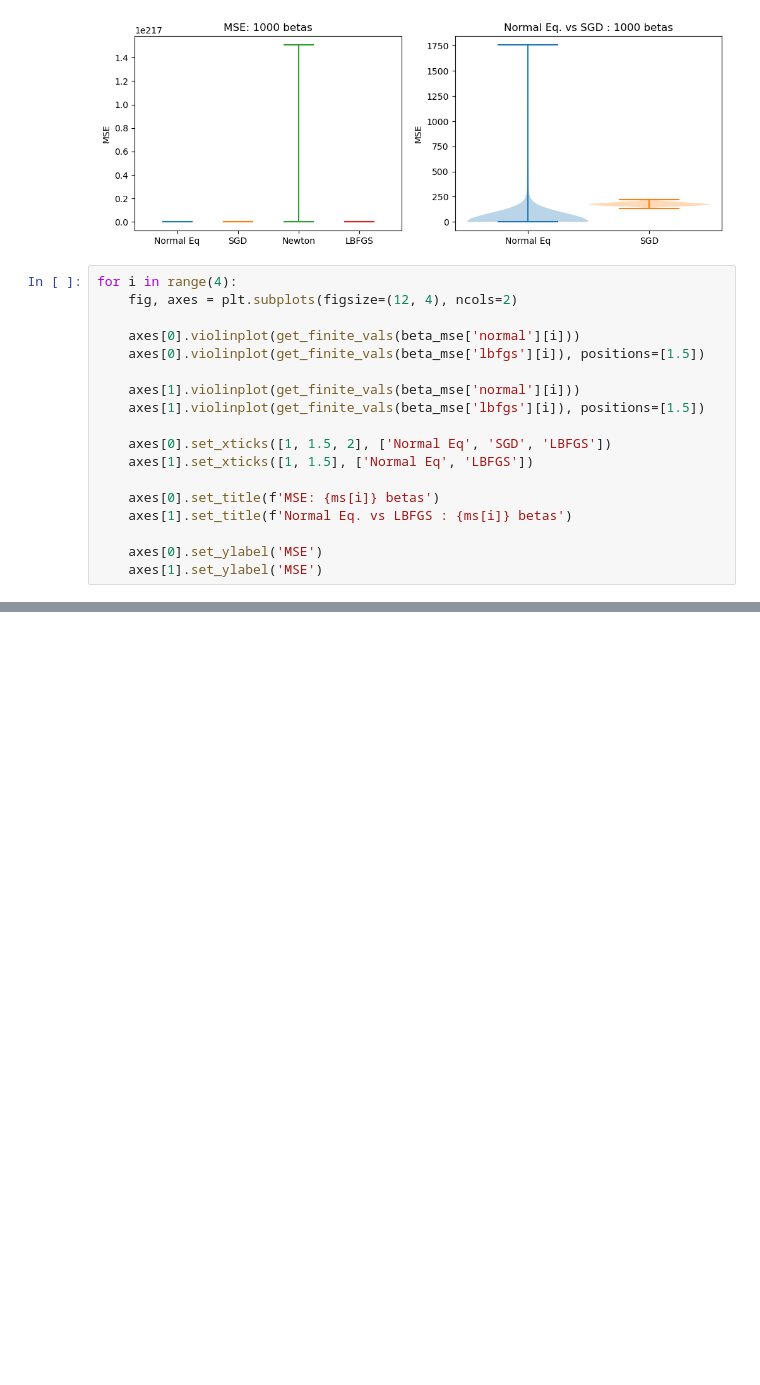
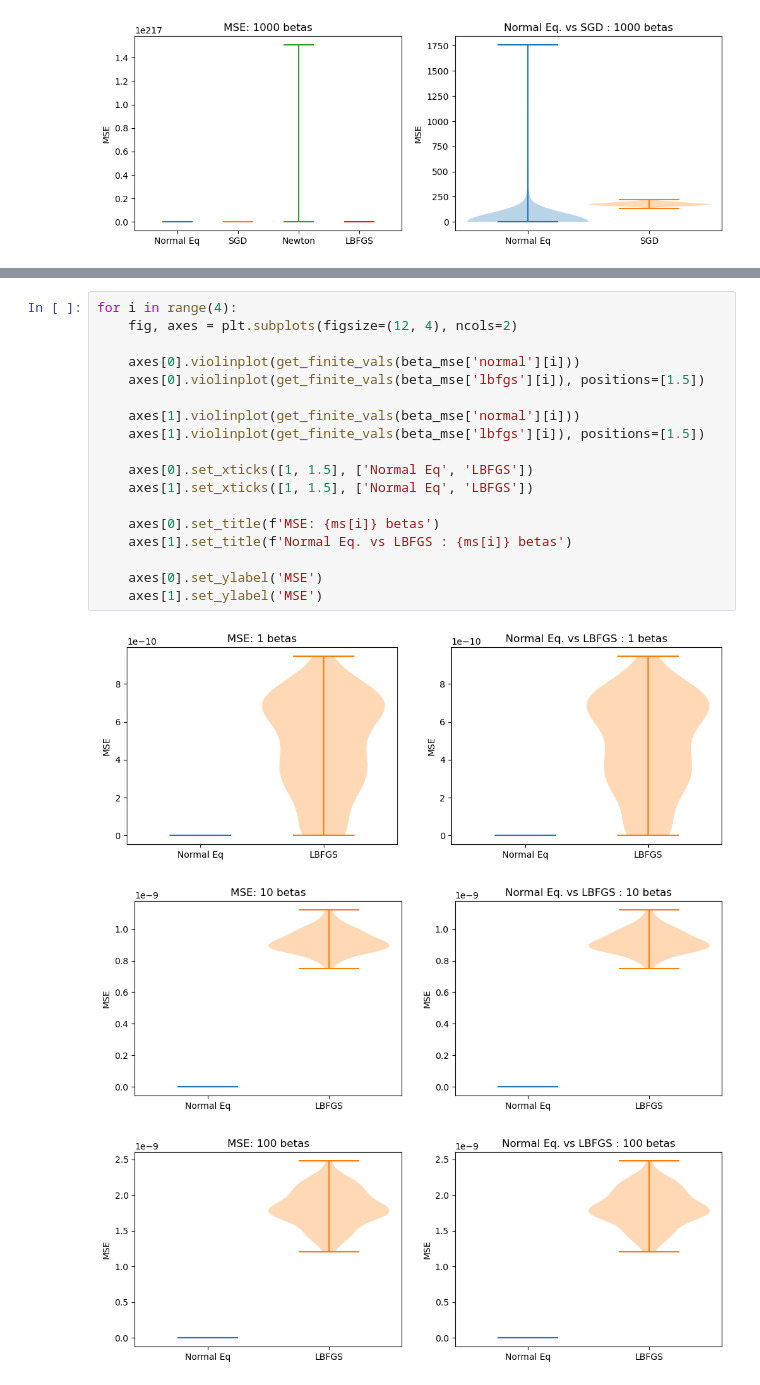
Before and after one commit to ryanhammonds/dsc210, a Jupyter notebook: project/Optimization Work.ipynb, the cells around one changed output, grey strips where cells are left out. Saved outputs shown, nothing was run; the diff lists cells and outputs as text; blank space fills up the shorter version.

Commit message:
Fixed lbfgs betas, MSE plots, normal vs lbfgs

```diff
--- a/project/Optimization Work.ipynb
+++ b/project/Optimization Work.ipynb
@@ -418,21 +418,3 @@ for i in range(4):
 [figure]
 [figure]
 [figure]
-# %%
-for i in range(4):
-    fig, axes = plt.subplots(figsize=(12, 4), ncols=2)
-
-    axes[0].violinplot(get_finite_vals(beta_mse['normal'][i]))
-    axes[0].violinplot(get_finite_vals(beta_mse['lbfgs'][i]), positions=[1.5])
-
-    axes[1].violinplot(get_finite_vals(beta_mse['normal'][i]))
-    axes[1].violinplot(get_finite_vals(beta_mse['lbfgs'][i]), positions=[1.5])
-
-    axes[0].set_xticks([1, 1.5, 2], ['Normal Eq', 'SGD', 'LBFGS'])
-    axes[1].set_xticks([1, 1.5], ['Normal Eq', 'LBFGS'])
-
-    axes[0].set_title(f'MSE: {ms[i]} betas')
-    axes[1].set_title(f'Normal Eq. vs LBFGS : {ms[i]} betas')
-
-    axes[0].set_ylabel('MSE')
-    axes[1].set_ylabel('MSE')
@@ -443,0 +421,22 @@ for i in range(4):
+# %%
+for i in range(4):
+    fig, axes = plt.subplots(figsize=(12, 4), ncols=2)
+
+    axes[0].violinplot(get_finite_vals(beta_mse['normal'][i]))
+    axes[0].violinplot(get_finite_vals(beta_mse['lbfgs'][i]), positions=[1.5])
+
+    axes[1].violinplot(get_finite_vals(beta_mse['normal'][i]))
+    axes[1].violinplot(get_finite_vals(beta_mse['lbfgs'][i]), positions=[1.5])
+
+    axes[0].set_xticks([1, 1.5], ['Normal Eq', 'LBFGS'])
+    axes[1].set_xticks([1, 1.5], ['Normal Eq', 'LBFGS'])
+
+    axes[0].set_title(f'MSE: {ms[i]} betas')
+    axes[1].set_title(f'Normal Eq. vs LBFGS : {ms[i]} betas')
+
+    axes[0].set_ylabel('MSE')
+    axes[1].set_ylabel('MSE')
+# %% [output]
+[figure, added]
+[figure, added]
+[figure, added]
```
Also changed, not shown: parts of 2 cells of this notebook.
